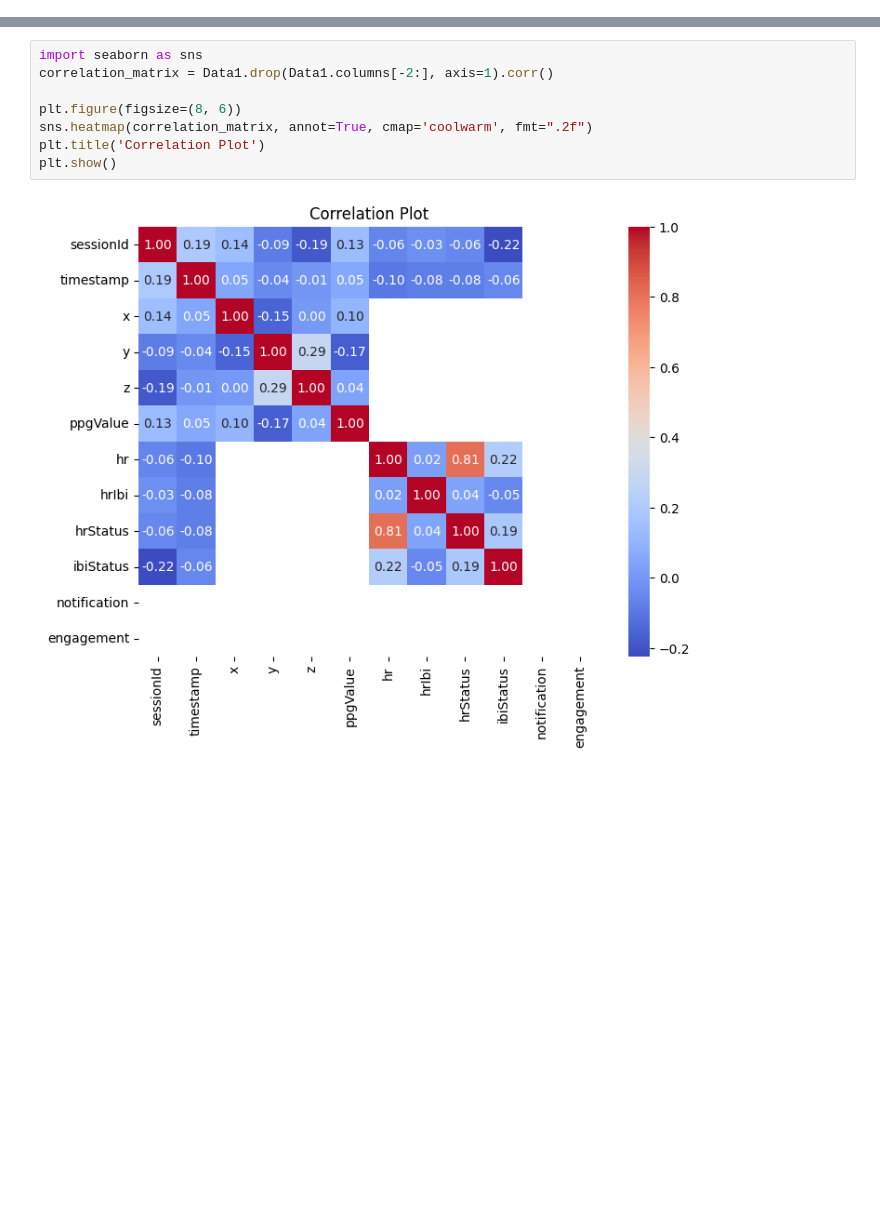
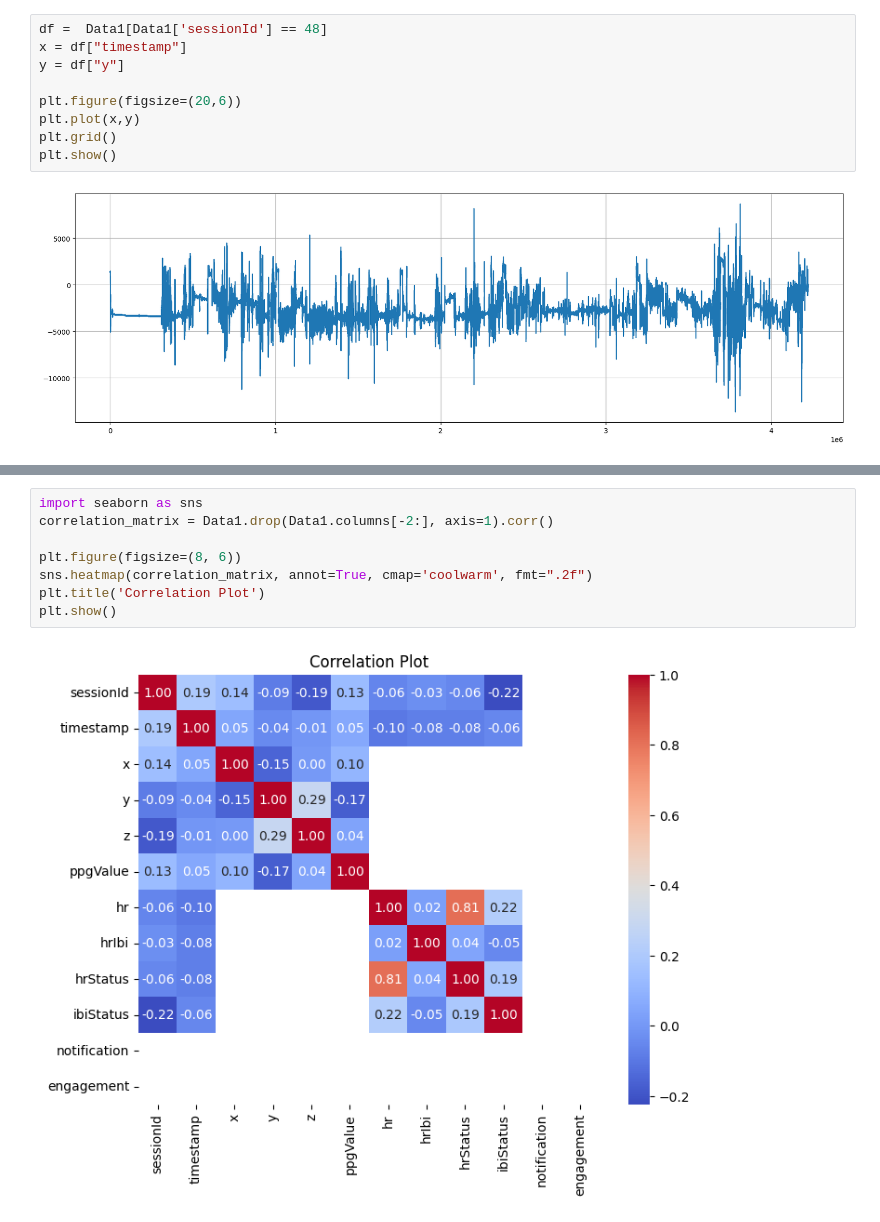
Before and after one commit to Louis-Mozart/BBDC, a Jupyter notebook: feature_exploration.ipynb, the cells around one changed output, grey strips where cells are left out. Saved outputs shown, nothing was run; the diff lists cells and outputs as text; blank space fills up the shorter version.

```diff
--- a/feature_exploration.ipynb
+++ b/feature_exploration.ipynb
@@ -42,0 +104,11 @@ Data1[Data1["ibiStatus"].notna()]
+# %%
+df =  Data1[Data1['sessionId'] == 48]
+x = df["timestamp"]
+y = df["y"]
+
+plt.figure(figsize=(20,6))
+plt.plot(x,y)
+plt.grid()
+plt.show()
+# %% [output]
+[figure, added]
```
Also changed, not shown: parts of 18 cells of this notebook, 1 other file.
